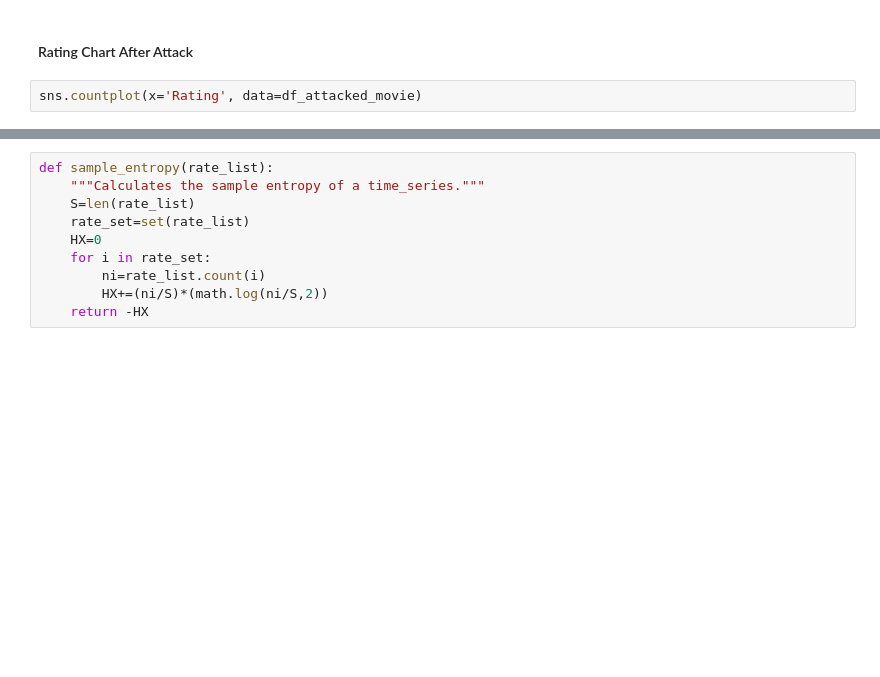
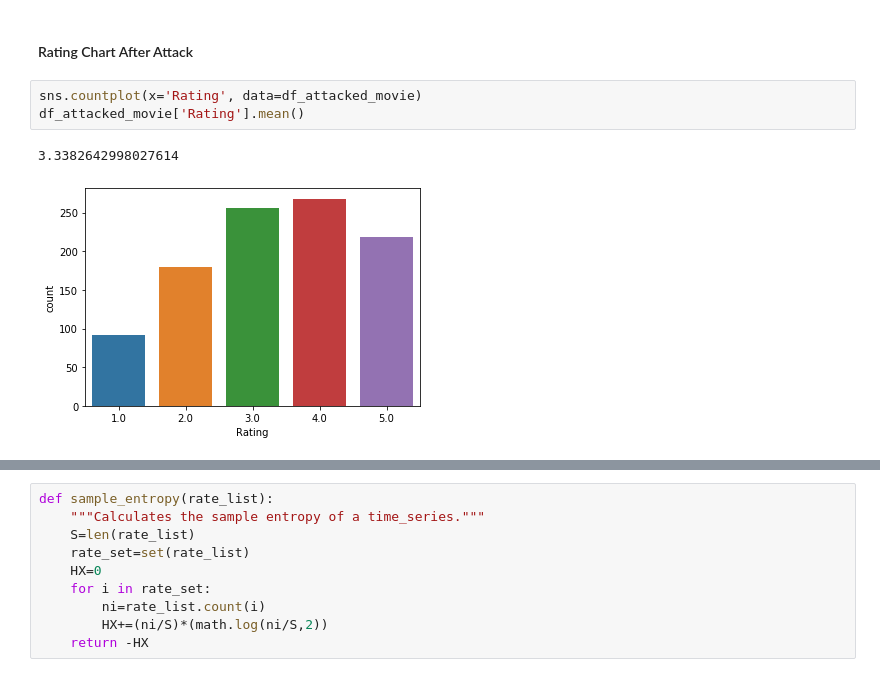
Before and after one commit to ebarkhordar/shilling-attack-detection-for-recommender-systems, a Jupyter notebook: analyze.ipynb, the cells around one changed output, grey strips where cells are left out. Drawn from its saved outputs; the diff is of its cells as text; blank space fills up the shorter version.

```diff
--- a/analyze.ipynb
+++ b/analyze.ipynb
@@ -948,6 +1008,10 @@ df_attacked_movie=new_df[(new_df.MovieID == target_movie_id)].sort_values(by='Ti
 #### Rating Chart After Attack
 # %%
 sns.countplot(x='Rating', data=df_attacked_movie)
+df_attacked_movie['Rating'].mean()
+# %% [output]
+3.3382642998027614
+[figure, added]
 # %% [markdown]
 # Sample Entropy
 The measure we use to capture the degree of dispersal or concentration of a rating distribution is the sample entropy. the formula is:
```
Also changed, not shown: parts of 41 cells of this notebook.
